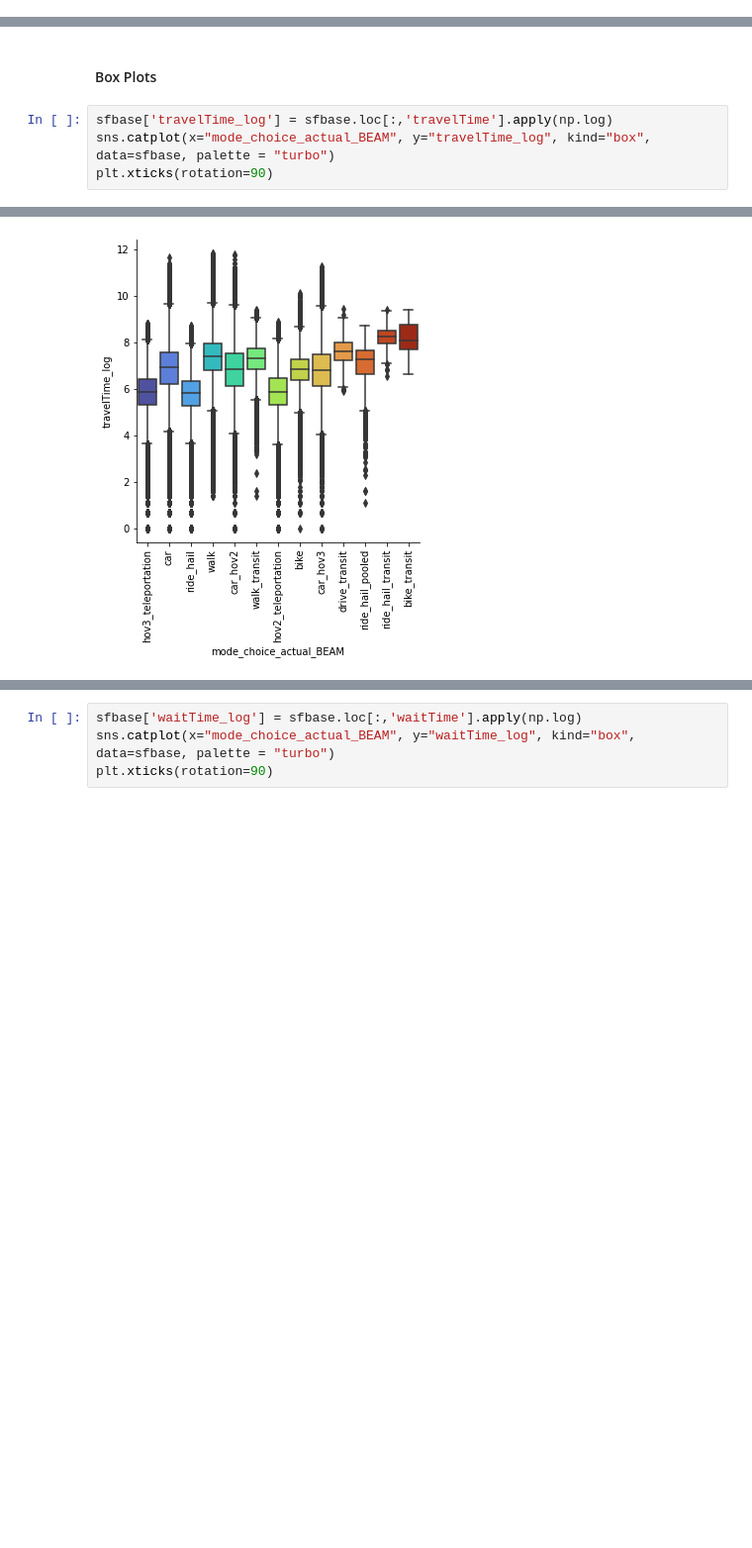
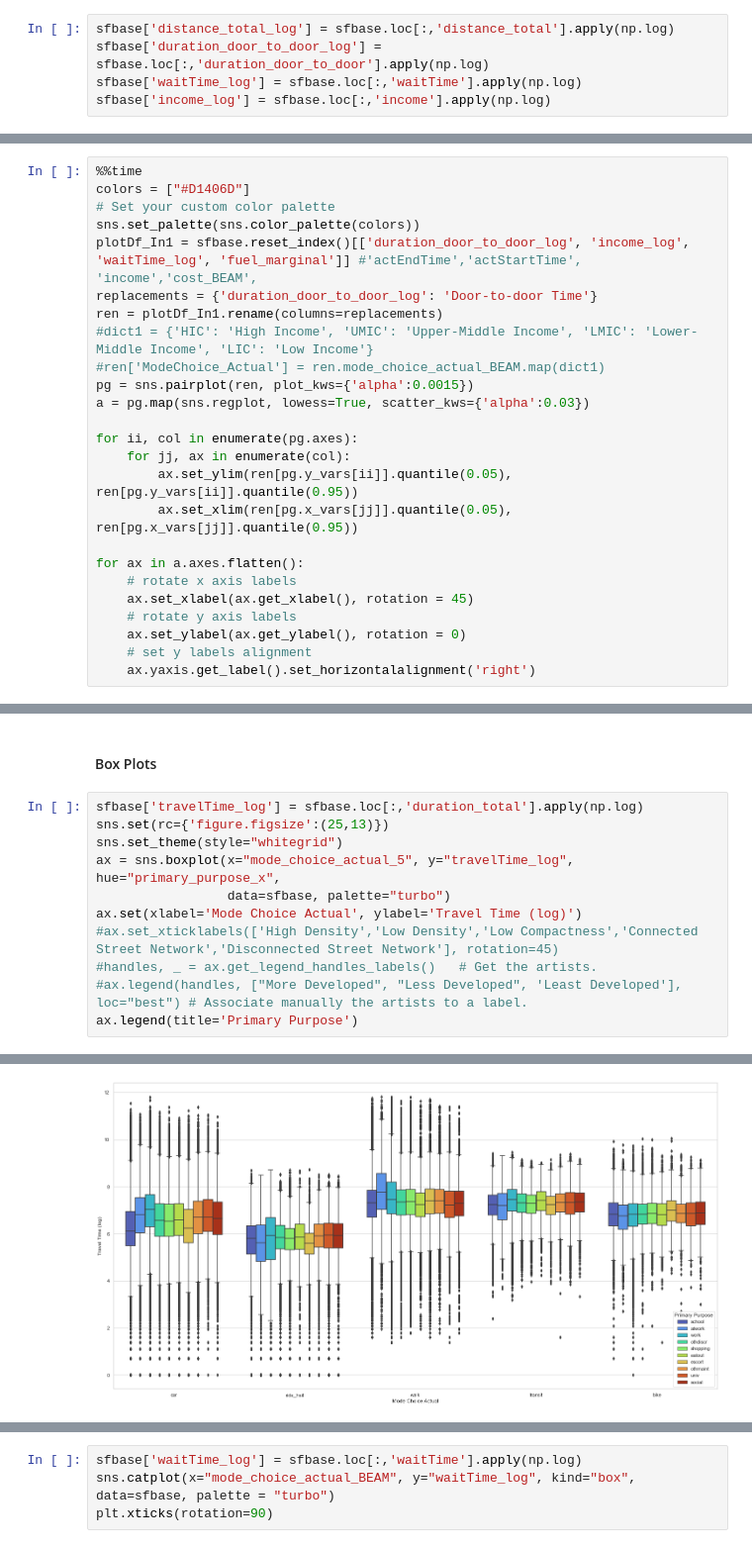
Before and after one commit to LBNL-UCB-STI/beam-core-analysis, a Jupyter notebook: Users/Nazanin/Check_Person_Trip_Level_Files.ipynb, the cells around one changed output, grey strips where cells are left out. Shown at 99% size. Cells and saved outputs as stored; diff of their text form; blank space fills up the shorter version.

Commit message:
Plots & Disability Merged

```diff
--- a/Users/Nazanin/Check_Person_Trip_Level_Files.ipynb
+++ b/Users/Nazanin/Check_Person_Trip_Level_Files.ipynb
@@ -19,0 +49,5 @@ sfbase = pd.read_csv('C:/Shared-Work/Data/CleanData/sf_2018_base.csv')
+# %%
+sfbase['distance_total_log'] = sfbase.loc[:,'distance_total'].apply(np.log)
+sfbase['duration_door_to_door_log'] = sfbase.loc[:,'duration_door_to_door'].apply(np.log)
+sfbase['waitTime_log'] = sfbase.loc[:,'waitTime'].apply(np.log)
+sfbase['income_log'] = sfbase.loc[:,'income'].apply(np.log)
@@ -20,3 +83,28 @@ sfbase = pd.read_csv('C:/Shared-Work/Data/CleanData/sf_2018_base.csv')
+# %%
+%%time
+colors = ["#D1406D"]
+# Set your custom color palette
+sns.set_palette(sns.color_palette(colors))
+plotDf_In1 = sfbase.reset_index()[['duration_door_to_door_log', 'income_log', 'waitTime_log', 'fuel_marginal']] #'actEndTime','actStartTime', 'income','cost_BEAM',
+replacements = {'duration_door_to_door_log': 'Door-to-door Time'}
+ren = plotDf_In1.rename(columns=replacements)
+#dict1 = {'HIC': 'High Income', 'UMIC': 'Upper-Middle Income', 'LMIC': 'Lower-Middle Income', 'LIC': 'Low Income'}
+#ren['ModeChoice_Actual'] = ren.mode_choice_actual_BEAM.map(dict1)
+pg = sns.pairplot(ren, plot_kws={'alpha':0.0015})
+a = pg.map(sns.regplot, lowess=True, scatter_kws={'alpha':0.03})
+
+for ii, col in enumerate(pg.axes):
+    for jj, ax in enumerate(col):
+        ax.set_ylim(ren[pg.y_vars[ii]].quantile(0.05), ren[pg.y_vars[ii]].quantile(0.95))
+        ax.set_xlim(ren[pg.x_vars[jj]].quantile(0.05), ren[pg.x_vars[jj]].quantile(0.95))
+
+for ax in a.axes.flatten():
+    # rotate x axis labels
+    ax.set_xlabel(ax.get_xlabel(), rotation = 45)
+    # rotate y axis labels
+    ax.set_ylabel(ax.get_ylabel(), rotation = 0)
+    # set y labels alignment
+    ax.yaxis.get_label().set_horizontalalignment('right')
 # %% [markdown]
 #### Bar Plots
 # %%
@@ -64,7 +152,14 @@ sns.histplot(data=sfbase, x="mode_choice_actual_BEAM", hue="actPurpose", multipl
 # %% [markdown]
 #### Box Plots
 # %%
-sfbase['travelTime_log'] = sfbase.loc[:,'travelTime'].apply(np.log)
-sns.catplot(x="mode_choice_actual_BEAM", y="travelTime_log", kind="box", data=sfbase, palette = "turbo")
-plt.xticks(rotation=90)
+sfbase['travelTime_log'] = sfbase.loc[:,'duration_total'].apply(np.log)
+sns.set(rc={'figure.figsize':(25,13)})
+sns.set_theme(style="whitegrid")
+ax = sns.boxplot(x="mode_choice_actual_5", y="travelTime_log", hue="primary_purpose_x",
+                 data=sfbase, palette="turbo")
+ax.set(xlabel='Mode Choice Actual', ylabel='Travel Time (log)')
+#ax.set_xticklabels(['High Density','Low Density','Low Compactness','Connected Street Network','Disconnected Street Network'], rotation=45)
+#handles, _ = ax.get_legend_handles_labels()   # Get the artists.
+#ax.legend(handles, ["More Developed", "Less Developed", 'Least Developed'], loc="best") # Associate manually the artists to a label.
+ax.legend(title='Primary Purpose')
 # %% [output]
@@ -85 +167 @@ plt.xticks(rotation=90)
-[figure, old version]
+[figure, new version]
```
Also changed, not shown: parts of 14 cells of this notebook, 4 other files.
